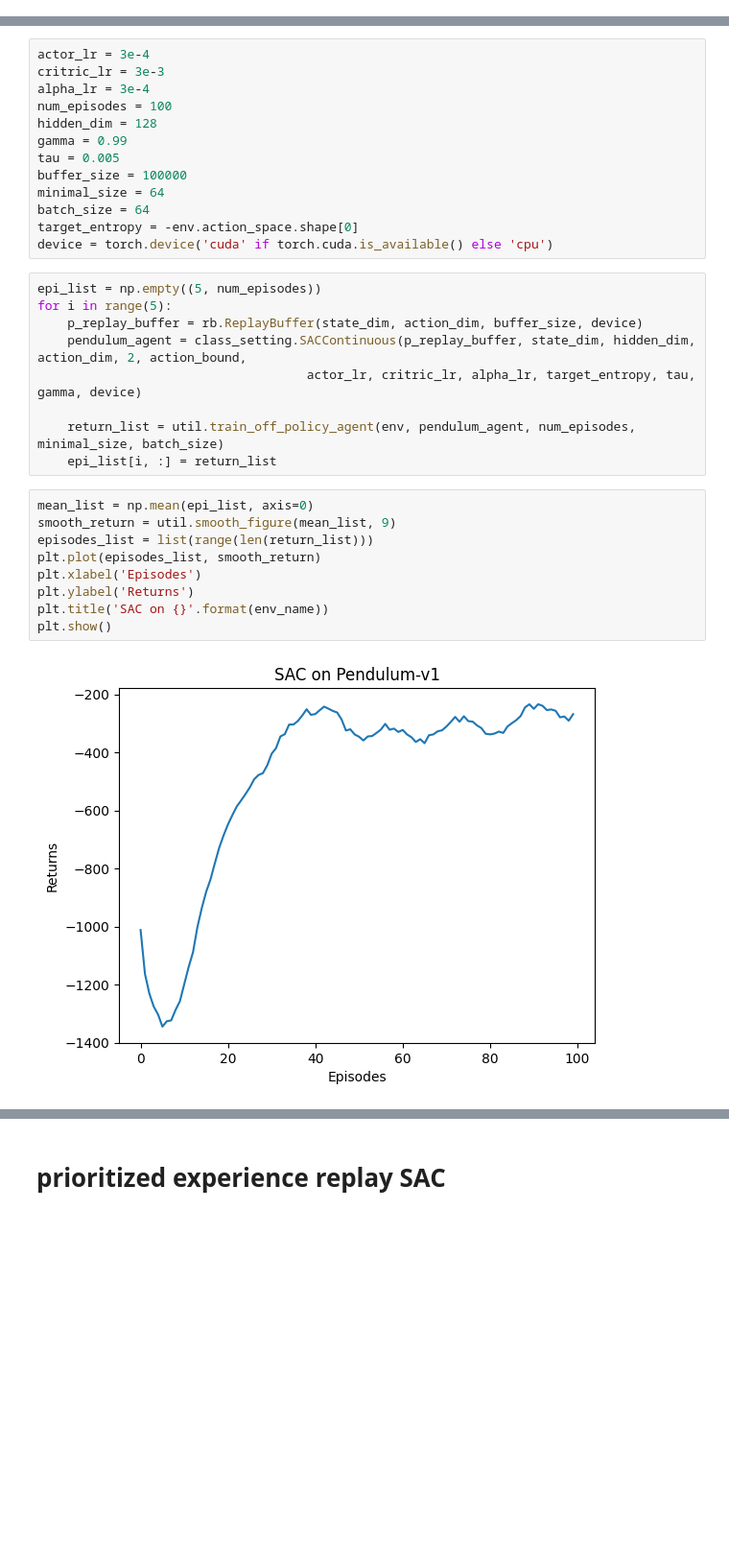
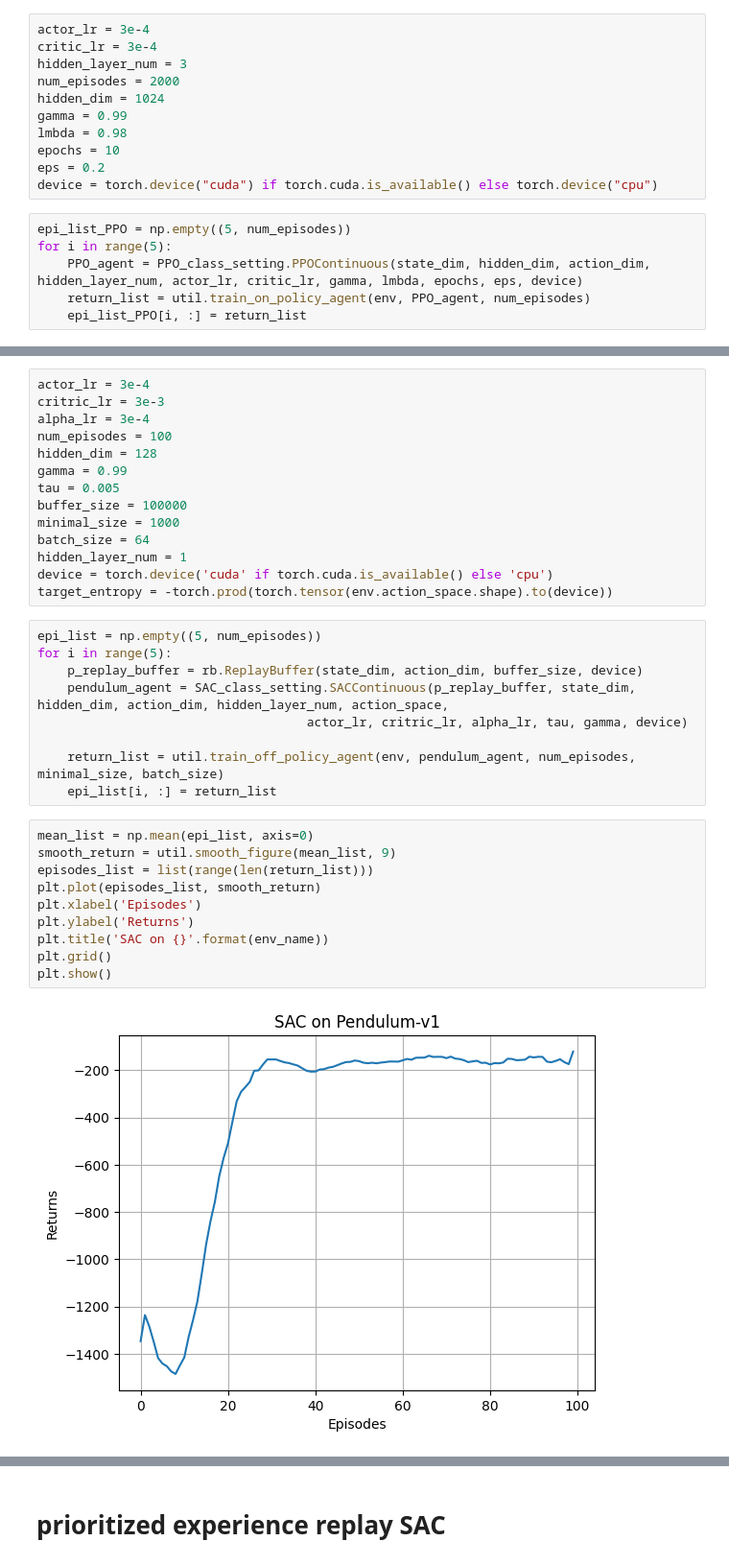
Before and after one commit to noMushroomw/SAC_imitation_learning, a Jupyter notebook: pendulum.ipynb, the cells around one changed output, grey strips where cells are left out. Shown: that part at 96% size. Drawn from its saved outputs; the diff is of its cells as text; blank space fills up the shorter version.

```diff
--- a/pendulum.ipynb
+++ b/pendulum.ipynb
@@ -18,0 +23,17 @@ action_bound = env.action_space.high[0]
+# %%
+actor_lr = 3e-4
+critic_lr = 3e-4
+hidden_layer_num = 3
+num_episodes = 2000
+hidden_dim = 1024
+gamma = 0.99
+lmbda = 0.98
+epochs = 10
+eps = 0.2
+device = torch.device("cuda") if torch.cuda.is_available() else torch.device("cpu")
+# %%
+epi_list_PPO = np.empty((5, num_episodes))
+for i in range(5):
+    PPO_agent = PPO_class_setting.PPOContinuous(state_dim, hidden_dim, action_dim, hidden_layer_num, actor_lr, critic_lr, gamma, lmbda, epochs, eps, device)
+    return_list = util.train_on_policy_agent(env, PPO_agent, num_episodes)
+    epi_list_PPO[i, :] = return_list
@@ -25,28 +48,30 @@ hidden_dim = 128
 gamma = 0.99
 tau = 0.005
 buffer_size = 100000
-minimal_size = 64
+minimal_size = 1000
 batch_size = 64
-target_entropy = -env.action_space.shape[0]
+hidden_layer_num = 1
 device = torch.device('cuda' if torch.cuda.is_available() else 'cpu')
+target_entropy = -torch.prod(torch.tensor(env.action_space.shape).to(device))
 # %%
 epi_list = np.empty((5, num_episodes))
 for i in range(5):
     p_replay_buffer = rb.ReplayBuffer(state_dim, action_dim, buffer_size, device)
-    pendulum_agent = class_setting.SACContinuous(p_replay_buffer, state_dim, hidden_dim, action_dim, 2, action_bound,
-                                    actor_lr, critric_lr, alpha_lr, target_entropy, tau, gamma, device)
+    pendulum_agent = SAC_class_setting.SACContinuous(p_replay_buffer, state_dim, hidden_dim, action_dim, hidden_layer_num, action_space,
+                                    actor_lr, critric_lr, alpha_lr, tau, gamma, device)
 
     return_list = util.train_off_policy_agent(env, pendulum_agent, num_episodes, minimal_size, batch_size)
     epi_list[i, :] = return_list
 # %%
 mean_list = np.mean(epi_list, axis=0)
 smooth_return = util.smooth_figure(mean_list, 9)
 episodes_list = list(range(len(return_list)))
 plt.plot(episodes_list, smooth_return)
 plt.xlabel('Episodes')
 plt.ylabel('Returns')
 plt.title('SAC on {}'.format(env_name))
+plt.grid()
 plt.show()
 # %% [output]
-[figure, old version]
+[figure, new version]
 # %%
```
Also changed, not shown: parts of 8 cells of this notebook, 5 other files.
